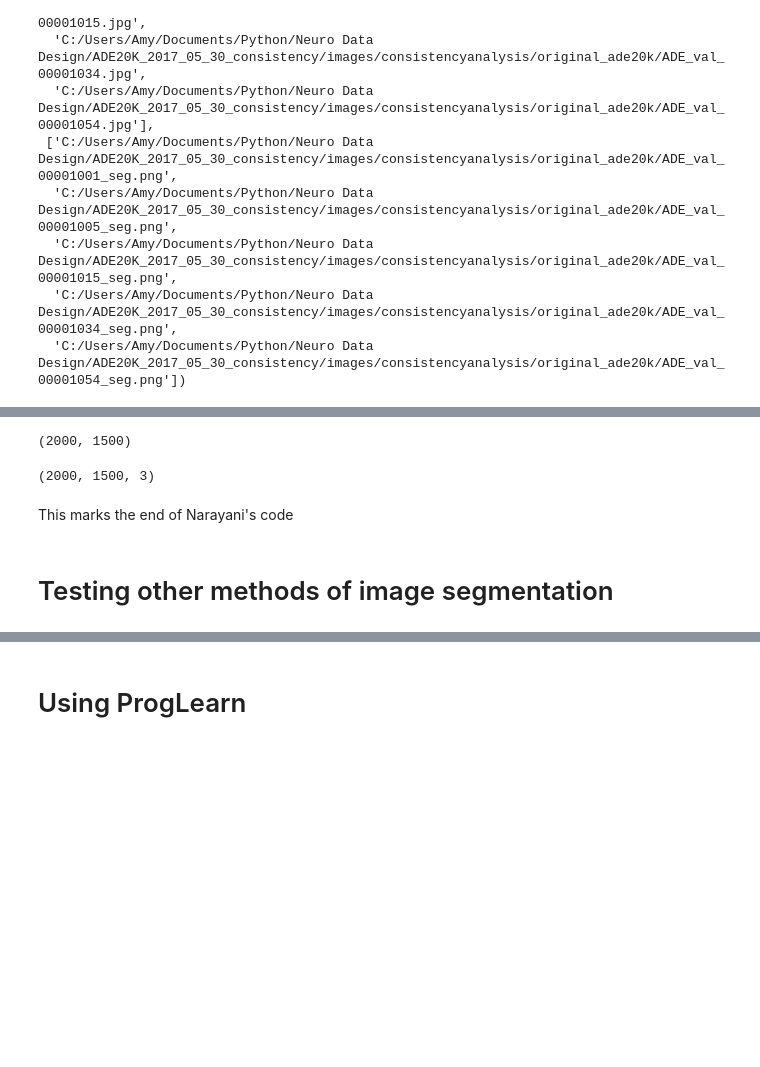
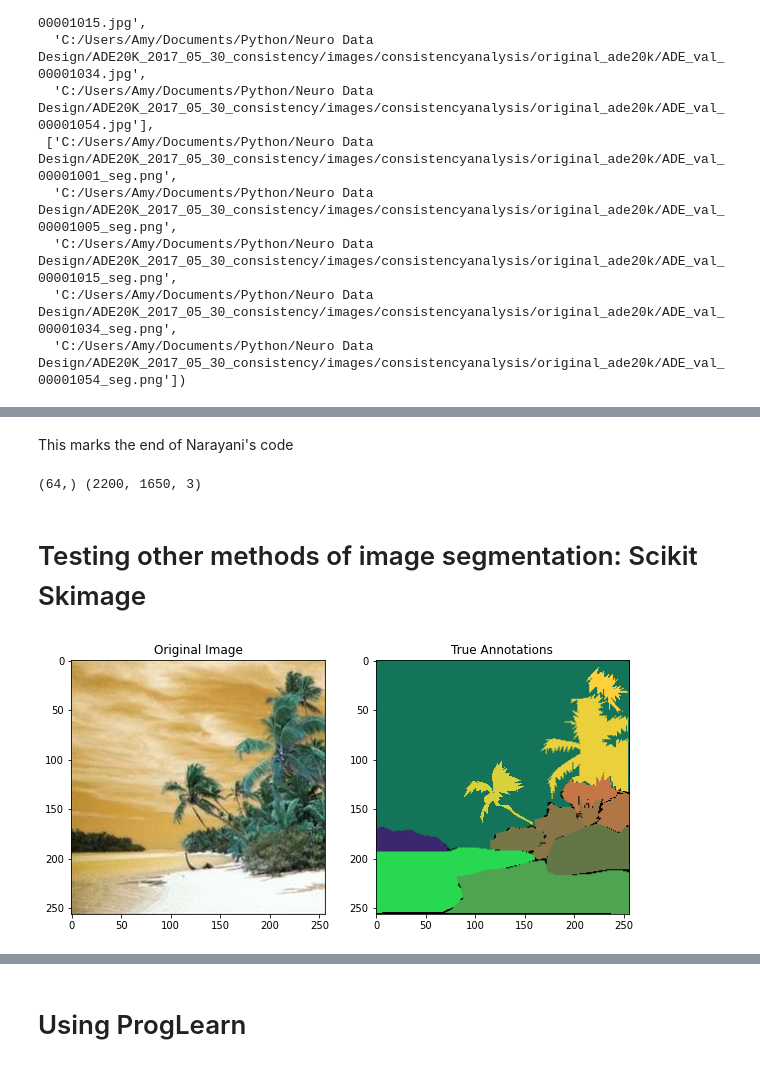
Before and after one commit to KhelmholtzR/ProglearnSceneSegmentation, a Jupyter notebook: Forest/proglearn-tree.ipynb, the cells around one changed output, grey strips where cells are left out. Cells and saved outputs as stored; diff of their text form; code cells hidden in the pictures; blank space fills up the shorter version.

```diff
--- a/Forest/proglearn-tree.ipynb
+++ b/Forest/proglearn-tree.ipynb
@@ -117,12 +75,26 @@ print(X.shape, X[0], X[0].shape)
-# %%
-X[0][:2000, :1500, 1].shape
-# %% [output]
-(2000, 1500)
-# %%
-Y[0].shape
-# %% [output]
-(2000, 1500, 3)
 # %% [markdown]
 This marks the end of Narayani's code
+# %%
+# change flatten_imgs to True or False depending on how you want to load the data
+flatten_imgs = False
+data_x, data_y = load_images(flatten_imgs)
+print(data_x.shape, data_x[0].shape)
+# %% [output]
+(64,) (2200, 1650, 3)
 # %% [markdown]
-# Testing other methods of image segmentation
+# Testing other methods of image segmentation: Scikit Skimage
+# %%
+# Image 10/64 (palm tree + beach)
+fig, ax = plt.subplots(1,2)
+fig.set_size_inches(10,10)
+
+image = cv2.imread(imgpaths[9])
+label = cv2.imread(lblpaths[9])
+ax[0].imshow(image)
+ax[0].set_title("Original Image")
+
+ax[1].imshow(label)
+ax[1].set_title("True Annotations")
+plt.show()
+# %% [output]
+[figure, added]
```
Also changed, not shown: parts of 25 cells of this notebook.
